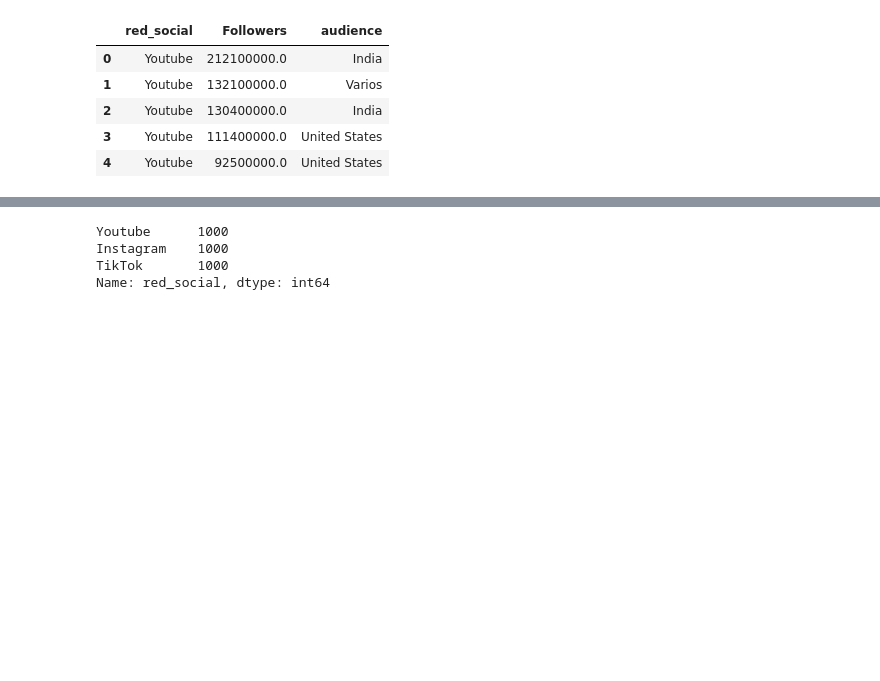
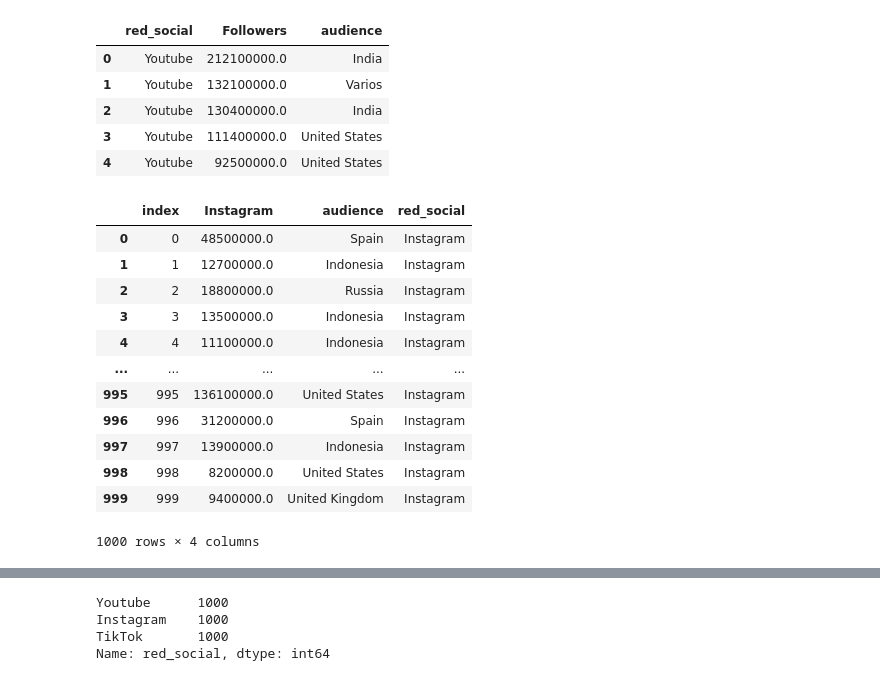
Before and after one commit to DLRomero/influencers, a Jupyter notebook: uniones.ipynb, the cells around one changed output, grey strips where cells are left out. Drawn from its saved outputs; the diff is of its cells as text; code cells hidden in the pictures; blank space fills up the shorter version.

```diff
--- a/uniones.ipynb
+++ b/uniones.ipynb
@@ -194,3 +194,19 @@ followers.head()
 | 2 | Youtube | 130400000.0 | India |
 | 3 | Youtube | 111400000.0 | United States |
 | 4 | Youtube | 92500000.0 | United States |
+# %%
+ig_nuevo.reset_index()
+# %% [output]
+|  | index | Instagram | audience | red_social |
+| 0 | 0 | 48500000.0 | Spain | Instagram |
+| 1 | 1 | 12700000.0 | Indonesia | Instagram |
+| 2 | 2 | 18800000.0 | Russia | Instagram |
+| 3 | 3 | 13500000.0 | Indonesia | Instagram |
+| 4 | 4 | 11100000.0 | Indonesia | Instagram |
+| ... | ... | ... | ... | ... |
+| 995 | 995 | 136100000.0 | United States | Instagram |
+| 996 | 996 | 31200000.0 | Spain | Instagram |
+| 997 | 997 | 13900000.0 | Indonesia | Instagram |
+| 998 | 998 | 8200000.0 | United States | Instagram |
+| 999 | 999 | 9400000.0 | United Kingdom | Instagram |
+1000 rows × 4 columns
```
Also changed, not shown: parts of 5 cells of this notebook, 3 other files.
